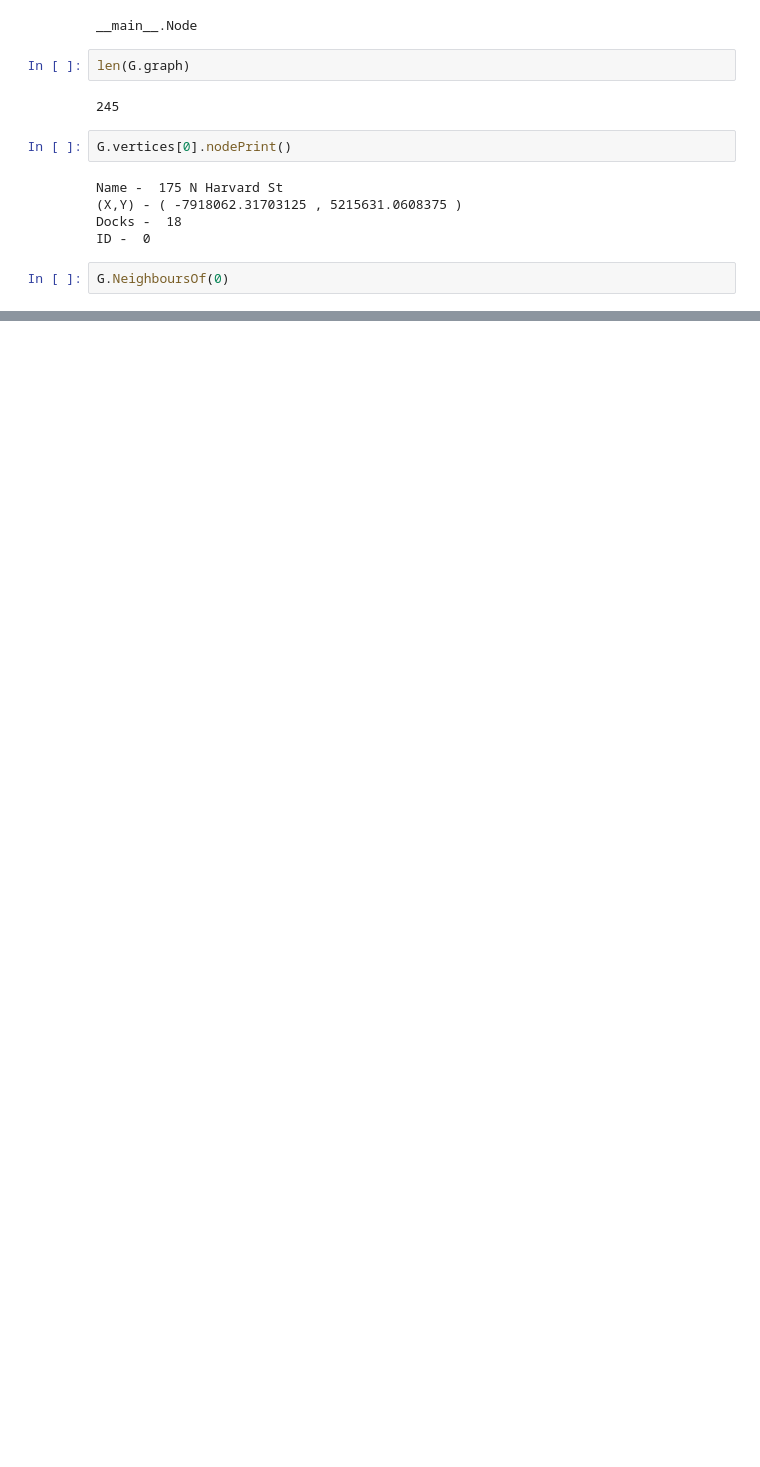
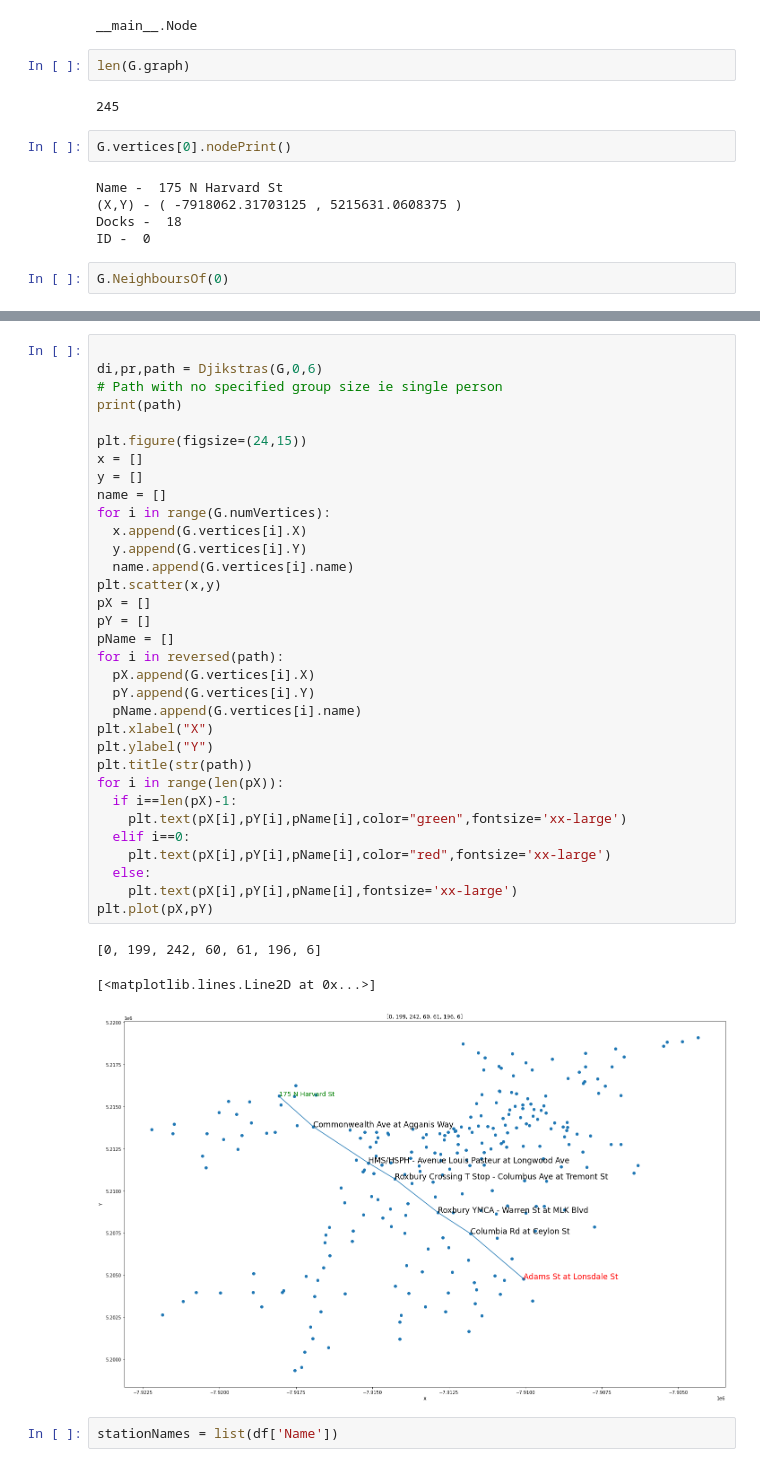
Before and after one commit to RaajasTongaonkar/CS5800-Final-Project, a Jupyter notebook: CS5800_final_project_djikstra's_implementation.ipynb, the cells around one changed output, grey strips where cells are left out. Drawn from its saved outputs; the diff is of its cells as text; blank space fills up the shorter version.

```diff
--- a/CS5800_final_project_djikstra's_implementation.ipynb
+++ b/CS5800_final_project_djikstra's_implementation.ipynb
@@ -119,0 +165,39 @@ Cannot reach with given group size
+# %%
+
+di,pr,path = Djikstras(G,0,6)
+# Path with no specified group size ie single person
+print(path)
+
+plt.figure(figsize=(24,15))
+x = []
+y = []
+name = []
+for i in range(G.numVertices):
+  x.append(G.vertices[i].X)
+  y.append(G.vertices[i].Y)
+  name.append(G.vertices[i].name)
+plt.scatter(x,y)
+pX = []
+pY = []
+pName = []
+for i in reversed(path):
+  pX.append(G.vertices[i].X)
+  pY.append(G.vertices[i].Y)
+  pName.append(G.vertices[i].name)
+plt.xlabel("X")
+plt.ylabel("Y")
+plt.title(str(path))
+for i in range(len(pX)):
+  if i==len(pX)-1:
+    plt.text(pX[i],pY[i],pName[i],color="green",fontsize='xx-large')
+  elif i==0:
+    plt.text(pX[i],pY[i],pName[i],color="red",fontsize='xx-large')
+  else:
+    plt.text(pX[i],pY[i],pName[i],fontsize='xx-large')
+plt.plot(pX,pY)
+# %% [output]
+[0, 199, 242, 60, 61, 196, 6]
+[<matplotlib.lines.Line2D at 0x...>]
+[figure, added]
+# %%
+stationNames = list(df['Name'])
```
Also changed, not shown: parts of 15 cells of this notebook.
